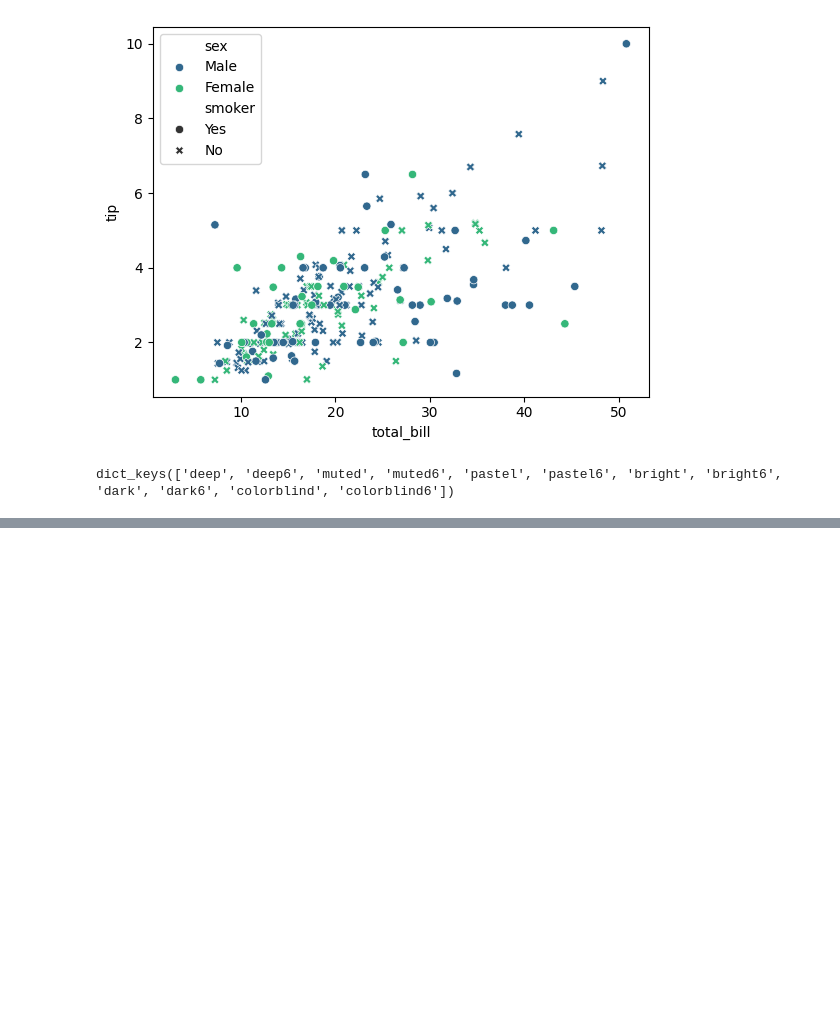
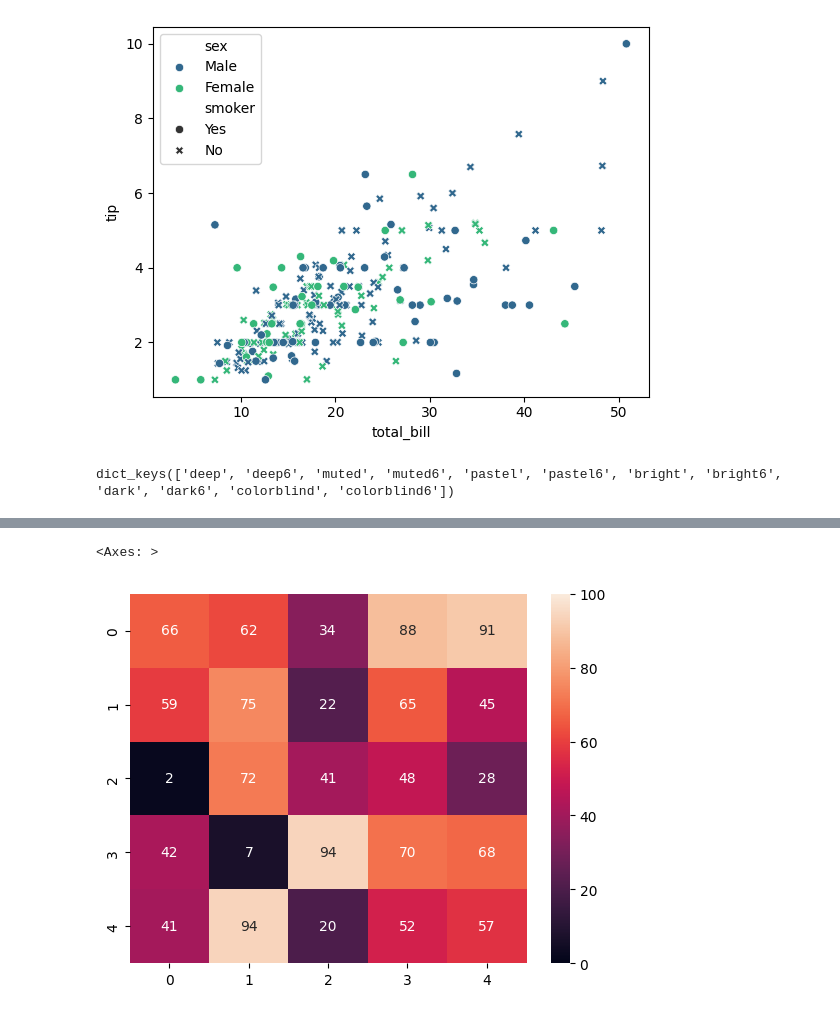
Before and after one commit to Vishalkumar800/Machine-learning-Udemy, a Jupyter notebook: seabornlearning.ipynb, the cells around one changed output, grey strips where cells are left out. Cells and saved outputs as stored; diff of their text form; code cells hidden in the pictures; blank space fills up the shorter version.

```diff
--- a/seabornlearning.ipynb
+++ b/seabornlearning.ipynb
@@ -100,0 +298,6 @@ dict_keys(['deep', 'deep6', 'muted', 'muted6', 'pastel', 'pastel6', 'bright', 'b
+# %%
+import seaborn as sns
+import numpy as np
+
+data = np.random.randint(1, 100 , (5,5))
+data
@@ -100,0 +321,5 @@ dict_keys(['deep', 'deep6', 'muted', 'muted6', 'pastel', 'pastel6', 'bright', 'b
+# %%
+sns.heatmap(data=data, annot=True, vmin=0 , vmax=100)
+# %% [output]
+<Axes: >
+[figure, added]
```
Also changed, not shown: parts of 18 cells of this notebook, 3 other files.
